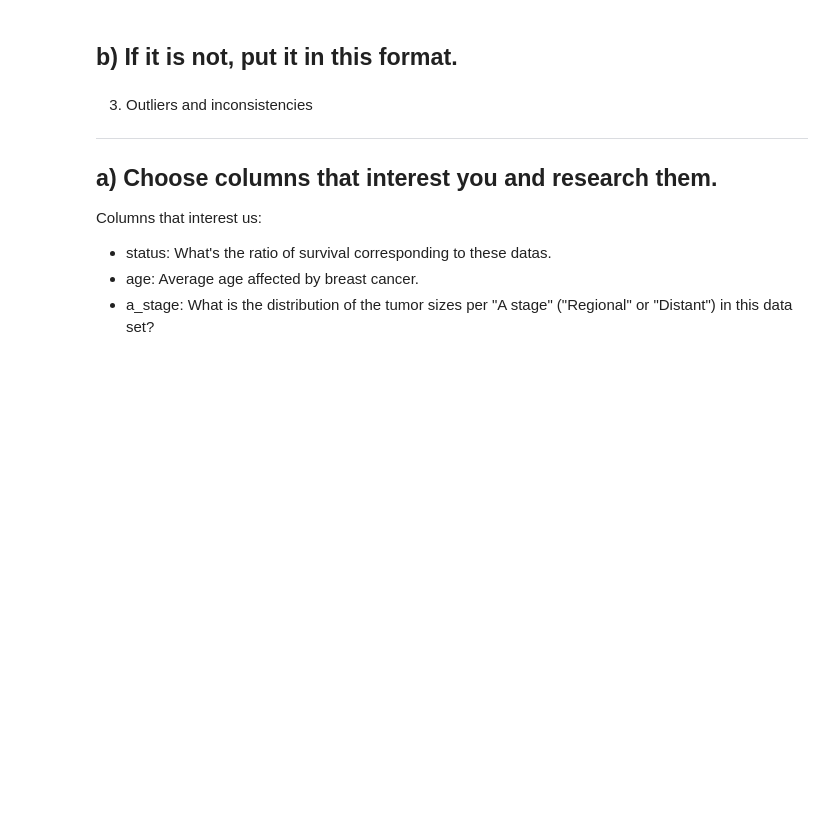
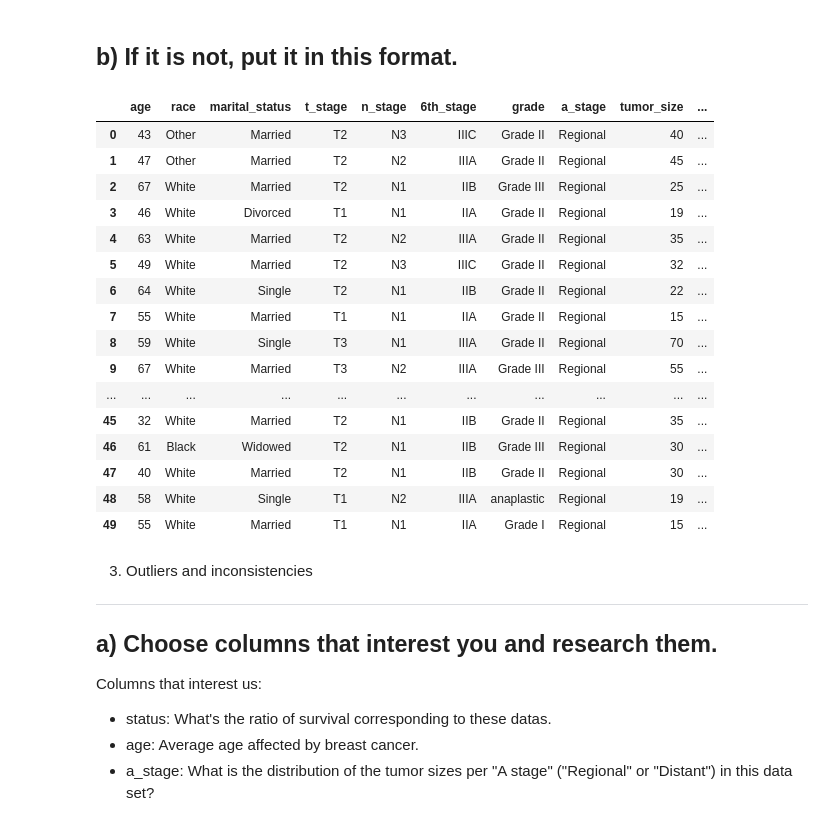
Before and after one commit to AniValle/Pandas_statistics_pt2, a Jupyter notebook: 0-preguntas_basicas.ipynb, the cells around one changed output. Drawn from its saved outputs; the diff is of its cells as text; code cells hidden in the pictures; blank space fills up the shorter version.

```diff
--- a/0-preguntas_basicas.ipynb
+++ b/0-preguntas_basicas.ipynb
@@ -286,27 +287,47 @@ original_data
 # %%
 tidy_data: pd.DataFrame = original_data
 
 # Remove trailing white spaces from the column names and swap the insider white spaces with underscore.
 for col in tidy_data.columns:
     name: str = "_".join(col.strip().split()).lower()
     tidy_data = tidy_data.rename(columns={col:name})
 
 # Remove the Anonymous empty column from the 3th position
 tidy_data.dropna(how='all', axis=1, inplace=True)
+tidy_data.drop(tidy_data.columns[1], axis=1)
 
 # Remove the parentheses values from the "Mariatal Status" column and from the "Race" column, because they don't serve us with useful information.
 tidy_data["marital_status"] = tidy_data["marital_status"].str.replace(r"\(.*\)", "", regex=True)
 tidy_data["race"] = tidy_data["race"].str.replace(r"\(.*\)", "", regex=True)
 
 # Remove the verbal description from the "Grade" column, and leaving only the "Grade x" value.
 tidy_data['grade'] = tidy_data['grade'].apply(lambda x: x.split(';')[1])
 
 # Fix the "reginol_node_positive" type for "regional_node_positive".
 tidy_data = tidy_data.rename(columns={'reginol_node_positive': 'regional_node_positive'})
 
 
 # Write out in a CSV file the tidy data set.
 tidy_data.to_csv('./data/tidy_seer_breast_cancer_dataset.csv', sep=',')
+tidy_data.head(50)
+# %% [output]
+|  | age | race | marital_status | t_stage | n_stage | 6th_stage | grade | a_stage | tumor_size | ... |
+| 0 | 43 | Other | Married | T2 | N3 | IIIC | Grade II | Regional | 40 | ... |
+| 1 | 47 | Other | Married | T2 | N2 | IIIA | Grade II | Regional | 45 | ... |
+| 2 | 67 | White | Married | T2 | N1 | IIB | Grade III | Regional | 25 | ... |
+| 3 | 46 | White | Divorced | T1 | N1 | IIA | Grade II | Regional | 19 | ... |
+| 4 | 63 | White | Married | T2 | N2 | IIIA | Grade II | Regional | 35 | ... |
+| 5 | 49 | White | Married | T2 | N3 | IIIC | Grade II | Regional | 32 | ... |
+| 6 | 64 | White | Single | T2 | N1 | IIB | Grade II | Regional | 22 | ... |
+| 7 | 55 | White | Married | T1 | N1 | IIA | Grade II | Regional | 15 | ... |
+| 8 | 59 | White | Single | T3 | N1 | IIIA | Grade II | Regional | 70 | ... |
+| 9 | 67 | White | Married | T3 | N2 | IIIA | Grade III | Regional | 55 | ... |
+| ... | ... | ... | ... | ... | ... | ... | ... | ... | ... | ... |
+| 45 | 32 | White | Married | T2 | N1 | IIB | Grade II | Regional | 35 | ... |
+| 46 | 61 | Black | Widowed | T2 | N1 | IIB | Grade III | Regional | 30 | ... |
+| 47 | 40 | White | Married | T2 | N1 | IIB | Grade II | Regional | 30 | ... |
+| 48 | 58 | White | Single | T1 | N2 | IIIA | anaplastic | Regional | 19 | ... |
+| 49 | 55 | White | Married | T1 | N1 | IIA | Grade I | Regional | 15 | ... |
 # %% [markdown]
 3. Outliers and inconsistencies
 
```
Also changed, not shown: parts of 1 cell of this notebook, 1 other file.
